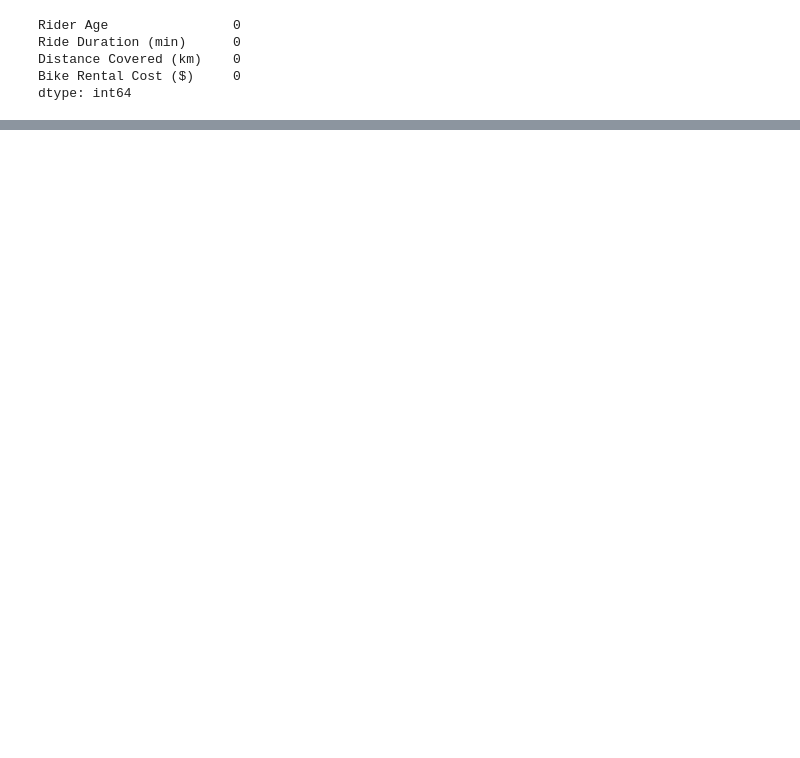
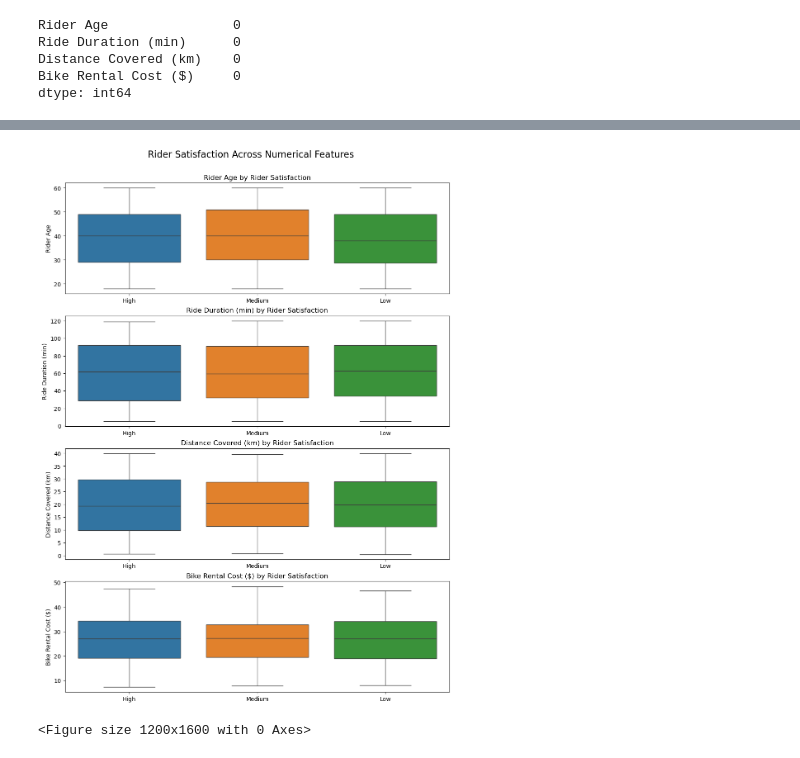
Before and after one commit to OnionKnightN/dynamic-pricing-regression-model, a Jupyter notebook: Hdip_Hoai_Nhan_Nguyen_2024.ipynb, the cells around one changed output, grey strips where cells are left out. Cells and saved outputs as stored; diff of their text form; code cells hidden in the pictures; blank space fills up the shorter version.

```diff
--- a/Hdip_Hoai_Nhan_Nguyen_2024.ipynb
+++ b/Hdip_Hoai_Nhan_Nguyen_2024.ipynb
@@ -206,0 +251,35 @@ plt.show()
+# %%
+# Selecting only numerical features
+numerical_features = df.select_dtypes(include=['float64'])
+
+# Calculate the number of rows and columns dynamically based on the number of features
+number_of_features = len(numerical_features.columns)
+number_of_cols = 1
+number_of_rows = (number_of_features // number_of_cols) + (number_of_features % number_of_cols > 0)
+
+# Create the subplots dynamically
+fig, ax = plt.subplots(nrows=number_of_rows, ncols=number_of_cols, figsize=(12, number_of_rows * 4))
+
+# Adding title to overall subplots
+fig.suptitle("Rider Satisfaction Across Numerical Features", fontsize=16, y=0.93)
+
+# Defining the plot figure size
+plt.figure(figsize=(12, number_of_rows * 4))
+
+# Loop through each numerical feature and create a boxplot
+for i, column in enumerate(numerical_features):
+
+    # Boxplot based on Rider Satisfaction and numerical features (Rider Age, Ride Duration (min), Distance Covered (km) or Bike Rental Cost ($))
+    sns.boxplot(data=df, x='Rider Satisfaction', y=column, hue = 'Rider Satisfaction', ax=ax[i])
+
+    # Adding title to the boxplot
+    ax[i].set_title(f'{column} by Rider Satisfaction')
+    # Removing the xlabels
+    ax[i].set_xlabel('')
+
+# Adjusting layout and showing plot
+plt.tight_layout()
+plt.show()
+# %% [output]
+[figure, added]
+<Figure size 1200x1600 with 0 Axes>
```
Also changed, not shown: parts of 15 cells of this notebook.
